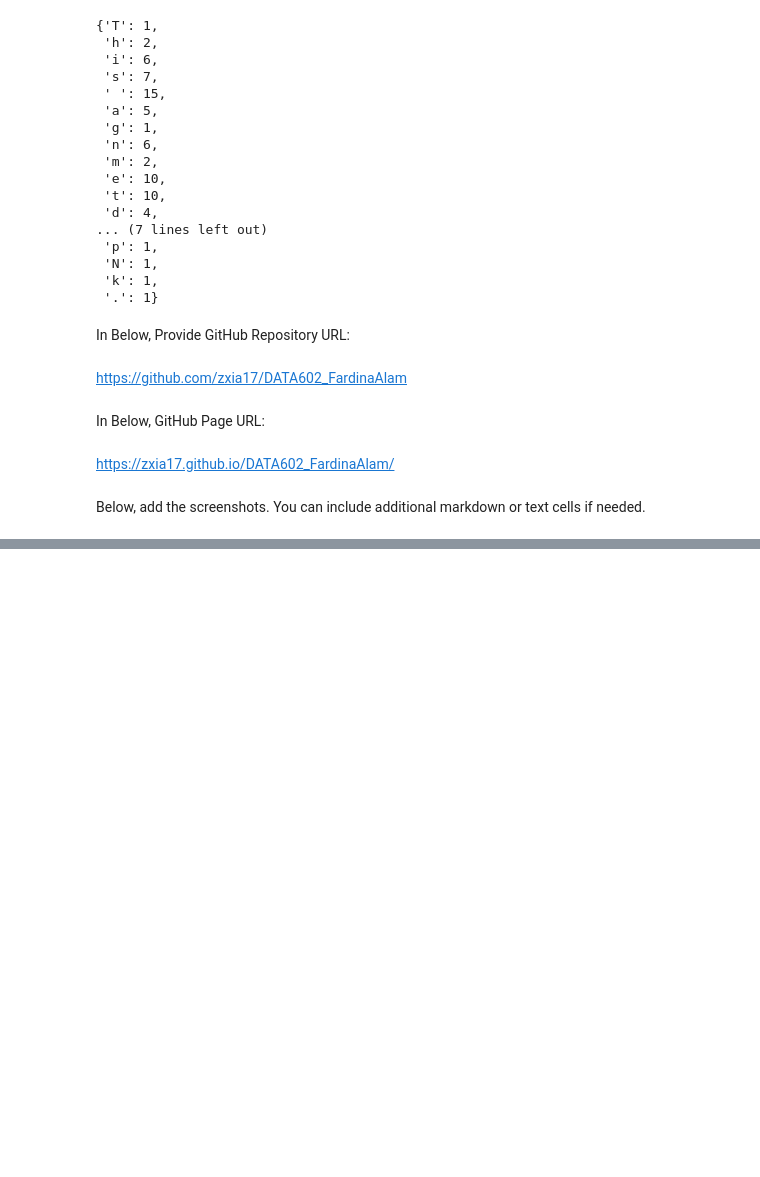
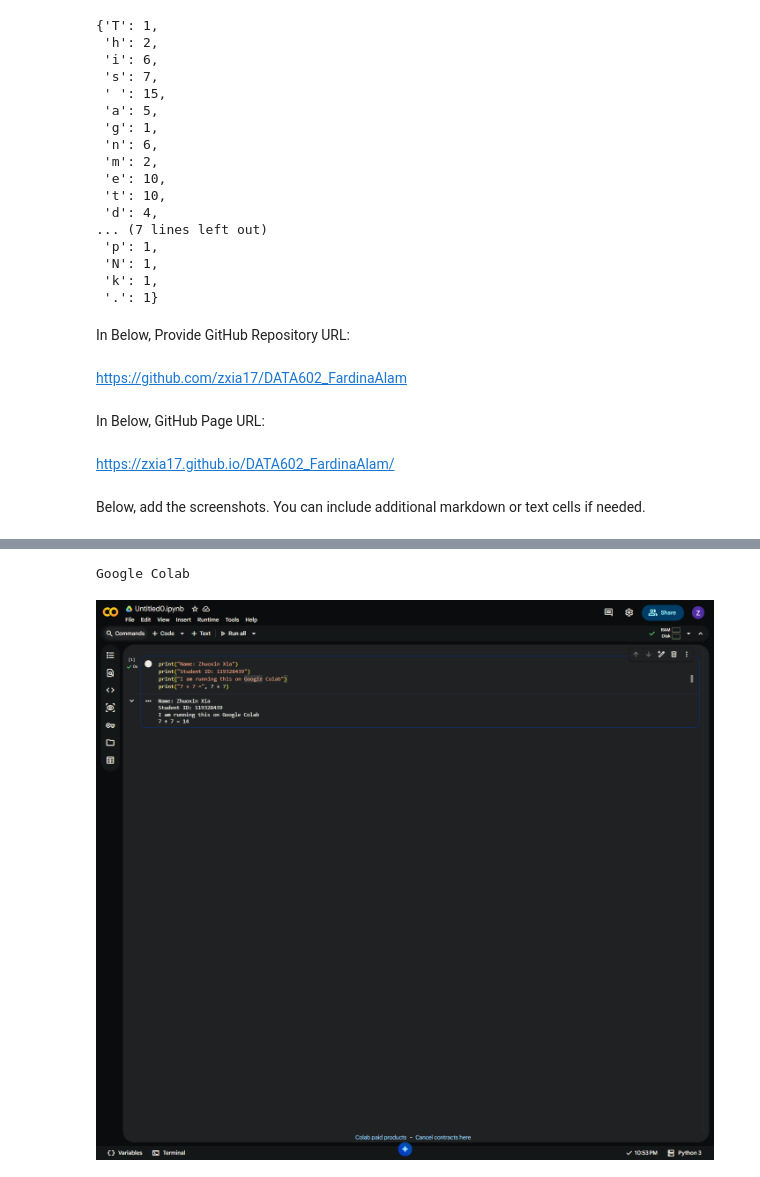
Before and after one commit to zxia17/DATA602_FardinaAlam, a Jupyter notebook: HW0/HW0 Assignment_DATA602_Xia.ipynb, the cells around one changed output, grey strips where cells are left out. Cells and saved outputs as stored; diff of their text form; code cells hidden in the pictures; blank space fills up the shorter version.

```diff
--- a/HW0/HW0 Assignment_DATA602_Xia.ipynb
+++ b/HW0/HW0 Assignment_DATA602_Xia.ipynb
@@ -64,0 +61,6 @@ Below, add the screenshots. You can include additional markdown or text cells if
+# %%
+print("Google Colab")
+display(Image(filename="77d8b260-8cf9-42e5-9a03-6567be9c8c56.png"))
+# %% [output]
+Google Colab
+[figure, added]
```
Also changed, not shown: parts of 7 cells of this notebook.
